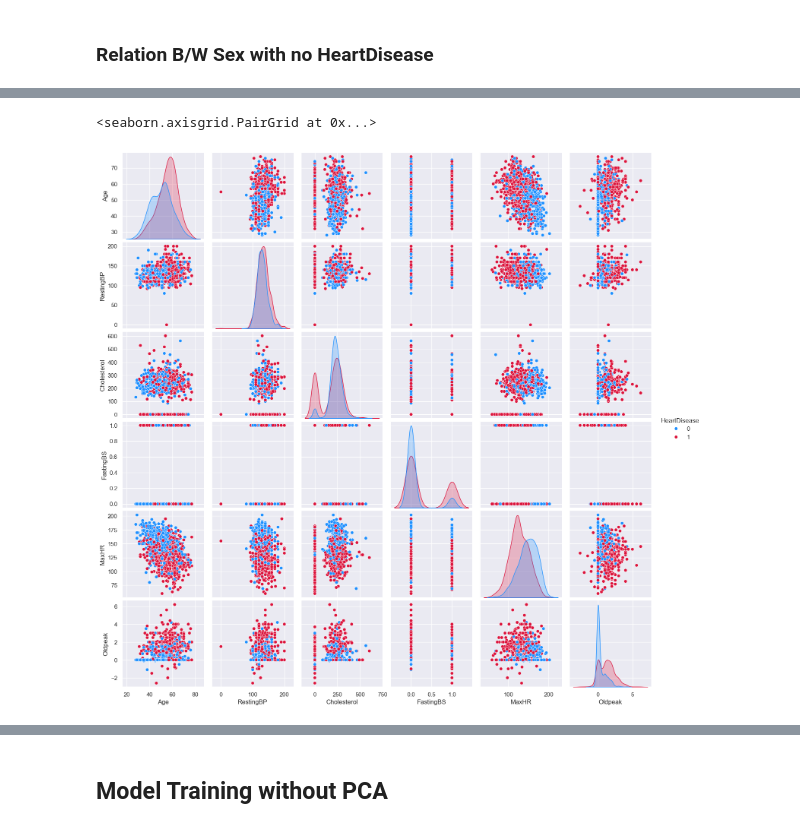
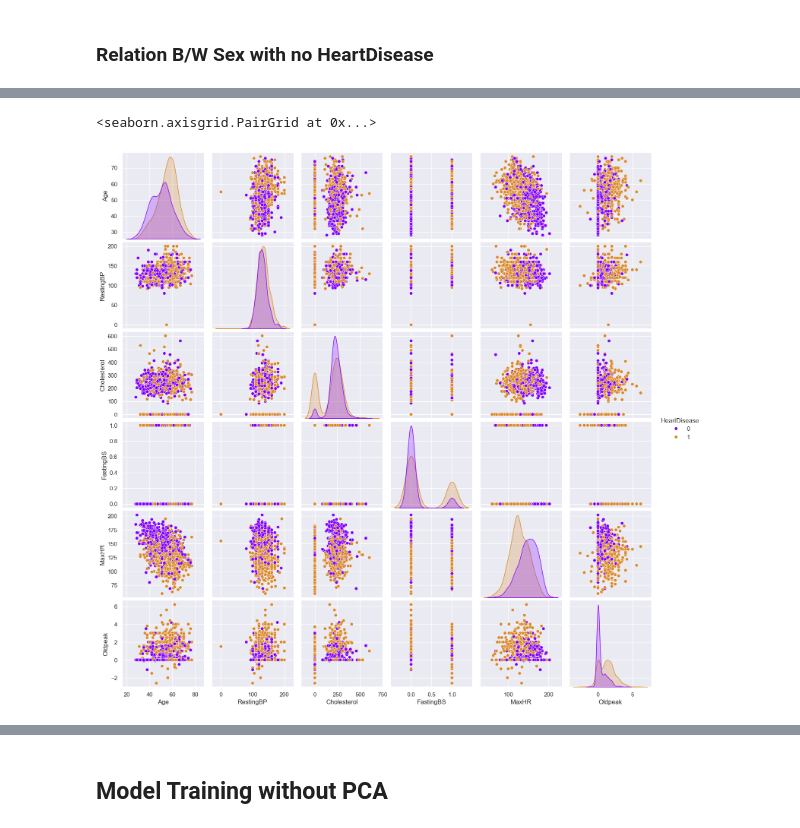
Before and after one commit to ahmedyar7/Machine-Learning-Projects, a Jupyter notebook: Heart Attack Prediction/main.ipynb, the cells around one changed output, grey strips where cells are left out. Cells and saved outputs as stored; diff of their text form; code cells hidden in the pictures.

Commit message:
Getting started with the Exploratory data analysis

```diff
--- a/Heart Attack Prediction/main.ipynb
+++ b/Heart Attack Prediction/main.ipynb
@@ -172,18 +172,3 @@ fig.update_traces(
 )
 
 fig.show()
-# %%
-sns.set_theme("notebook")
-plt.figure(figsize=(10, 5), dpi=500)
-plt.title("Distribution of Age")
-
-sns.histplot(
-    data=df,
-    x="Age",
-    color="dodgerblue",
-    bins=40,
-    kde=True,
-    label="age",
-)
-
-plt.legend()
@@ -239,10 +175,10 @@ sns.heatmap(
 # %%
 sns.pairplot(
     df,
     hue="HeartDisease",
-    palette=["dodgerblue", "crimson"],
+    palette=["#8000ff", "#da8829"],
     aspect=1,
 )
 # %% [output]
 <seaborn.axisgrid.PairGrid at 0x...>
-[figure, old version]
+[figure, new version]
```
Also changed, not shown: parts of 27 cells of this notebook.
